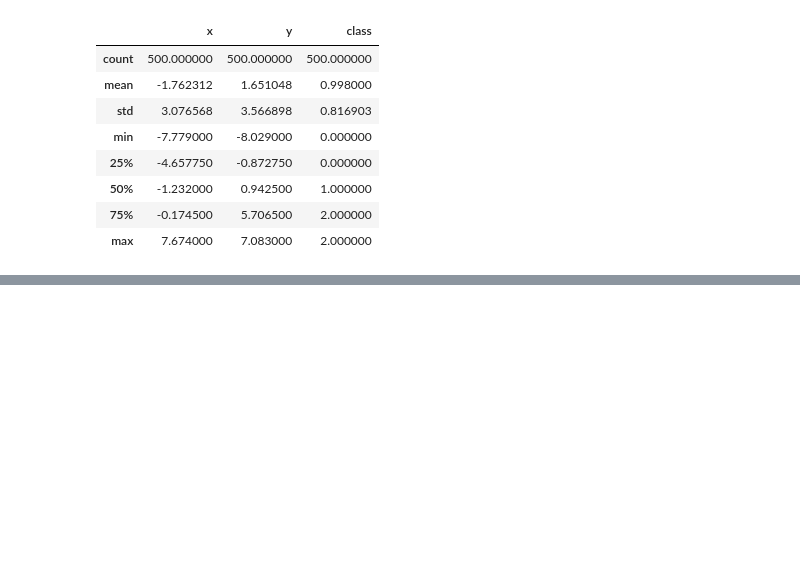
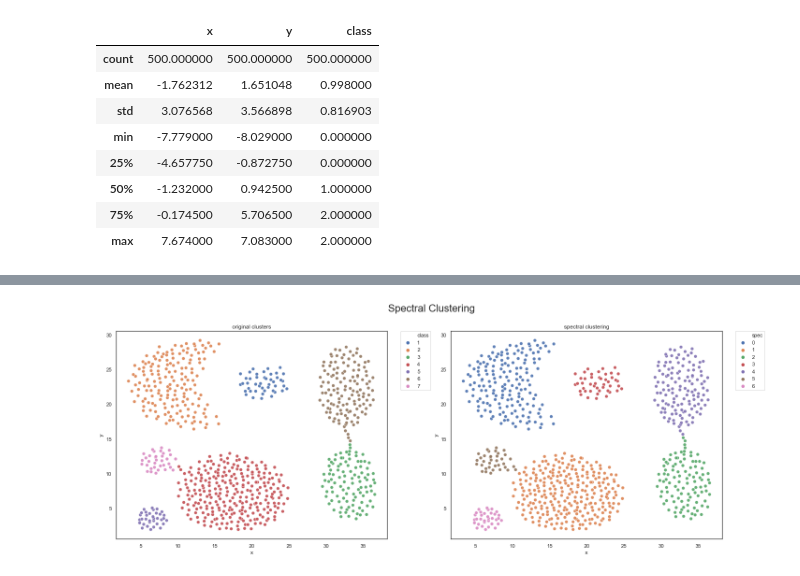
Before and after one commit to bharat-suri/CSE_5243, a Jupyter notebook: Lab-4/lab_4_senthilkumar_16_suri_40.ipynb, the cells around one changed output, grey strips where cells are left out. Drawn from its saved outputs; the diff is of its cells as text; code cells hidden in the pictures; blank space fills up the shorter version.

Commit message:
Added spectral clustering

```diff
--- a/Lab-4/lab_4_senthilkumar_16_suri_40.ipynb
+++ b/Lab-4/lab_4_senthilkumar_16_suri_40.ipynb
@@ -220,0 +223,40 @@ cluster(dataset_5, 3, 'dataset_5')
+# %%
+# Improving using Spectral Clustering
+
+from sklearn.cluster import SpectralClustering
+
+dataset_4['spec'] = SpectralClustering(n_clusters=7).fit(feature_matrix(dataset_4)).labels_
+
+fig = plt.figure(figsize=[20, 8])
+
+sp1 = fig.add_subplot(121)
+sc1 = sns.scatterplot(data=dataset_4,
+                      x='x',
+                      y='y',
+                      hue='class',
+                      s=50, alpha=0.9,
+                      legend='full',
+                      palette=sns.color_palette(n_colors=7))
+l = plt.legend(bbox_to_anchor=(1.05, 1), loc=2, borderaxespad=0.)
+
+sp2 = fig.add_subplot(122)
+sc2 = sns.scatterplot(data=dataset_4,
+                      x='x',
+                      y='y',
+                      hue='spec',
+                      s=50, alpha=0.9,
+                      legend='full',
+                      palette=sns.color_palette(n_colors=7))
+l = plt.legend(bbox_to_anchor=(1.05, 1), loc=2, borderaxespad=0.)
+
+sp1.title.set_text('original clusters')
+sp2.title.set_text('spectral clustering')
+
+t = fig.suptitle('Spectral Clustering', fontsize=22)
+fig.tight_layout()
+t.set_y(0.95)
+plt.subplots_adjust(top=0.85)
+plt.show()
+plt.close()
+# %% [output]
+[figure, added]
```
Also changed, not shown: parts of 2 cells of this notebook.
